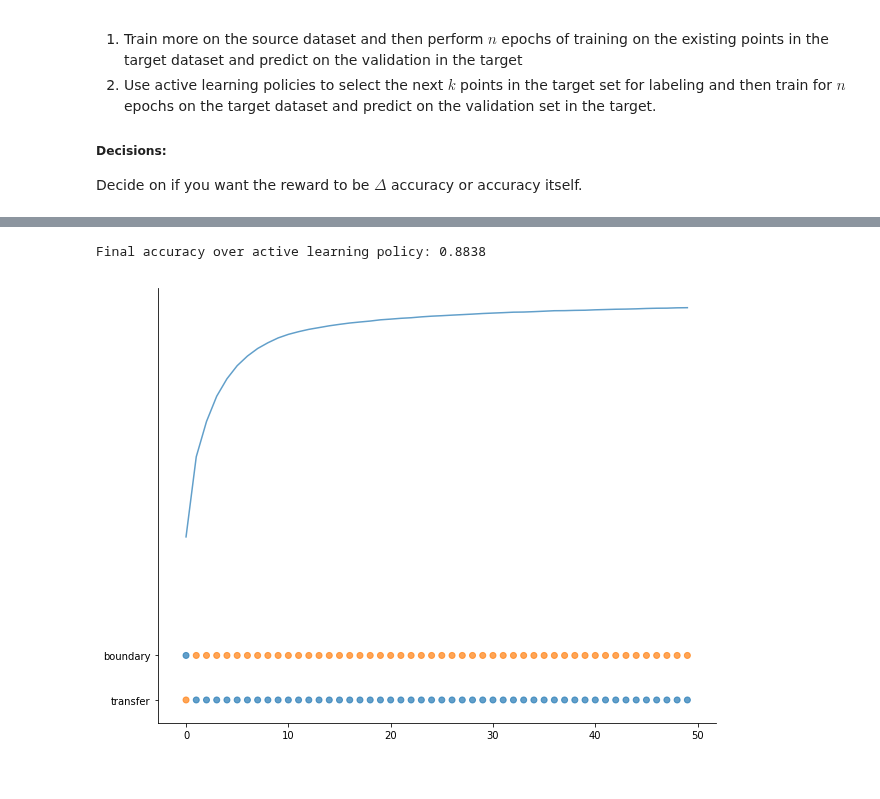
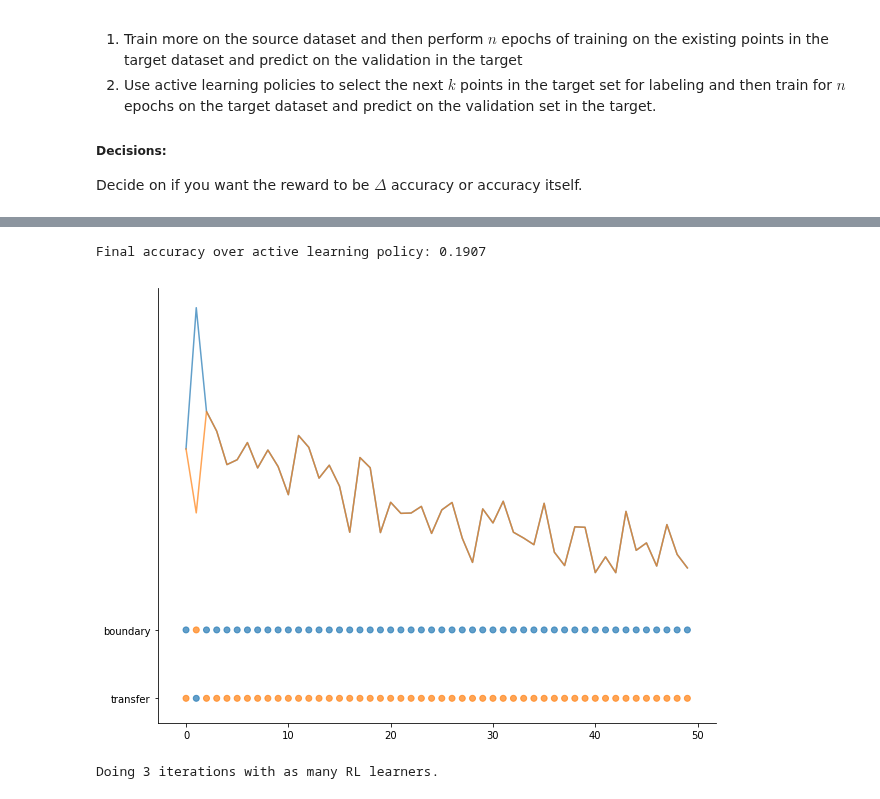
Before and after one commit to dsondak/pavlos_research, a Jupyter notebook: notebooks/3.0_transfer_learning_RL.ipynb, the cells around one changed output, grey strips where cells are left out. Cells and saved outputs as stored; diff of their text form; code cells hidden in the pictures.

Commit message:
add finished experiment with tc=0.4

```diff
--- a/notebooks/3.0_transfer_learning_RL.ipynb
+++ b/notebooks/3.0_transfer_learning_RL.ipynb
@@ -192,4 +192,5 @@ optimizer_rl = optim.Adam(agent.parameters(), lr=1e-2)
 
 rl_e = rl.Environment(mod, train_x, train_y, val_x , val_y,  nn.NLLLoss(), opt, usps_data=usps_train_loader)
 rl_e.set_params(al_itrs=50, npoints=20, batch_size=10)
-pc,rwd,ac = rl_e.run_experiments(agent, optimizer_rl, policy_key, n_experiments=300)
+pc,rwd,ac = rl_e.run_experiments(agent, optimizer_rl, policy_key, n_experiments=20,  \
+                                tar_cost=0.1,rtype='transfer')
@@ -206,13 +197,37 @@ RuntimeError: Set changed size during iteration
 # %%
 viz = imp.reload(viz)
 # Visualize the instance given by 'ii'
-ii = 180
+ii = 0
 
-viz.viz_rl_tl(pc,ac,ii)
+viz.viz_rl_tl(pc,ac,ii,rwd)
 print('Final accuracy over active learning policy:',ac[ii][-1])
 # for i in range(len(pc)-1):
 #     if tuple(pc[i])!=tuple(pc[i+1]):
 #         print(i,pc[i+1])
 # %% [output]
-Final accuracy over active learning policy: 0.8838
+Final accuracy over active learning policy: 0.1907
-[figure, old version]
+[figure, new version]
+# %%
+rl = imp.reload(rl)
+al = imp.reload(al)
+viz = imp.reload(viz)
+
+tar_costs = [0.4,.4,.4]
+pc_all2, rwd_all2, ac_all2 = [],[],[]
+print(f'Doing {len(tar_costs)} iterations with as many RL learners.')
+for tar_c in tar_costs:
+    mod = logreg()
+    opt = optim.Adam(mod.parameters(),lr=0.01)
+    policy_key = {0: 'transfer', 1: 'boundary'}
+    agent = AgentRL(int(len(train_x)*10),128, 2) # 2 for the 1 AL policy and one TL policy
+    optimizer_rl = optim.Adam(agent.parameters(), lr=1e-2)
+
+    rl_e = rl.Environment(mod, train_x, train_y, val_x , val_y,  nn.NLLLoss(), opt, usps_data=usps_train_loader)
+    rl_e.set_params(al_itrs=50, npoints=20, batch_size=10)
+    pc,rwd,ac = rl_e.run_experiments(agent, optimizer_rl, policy_key, n_experiments=300,  \
+                                tar_cost=tar_c,rtype='transfer')
+    pc_all2.append(pc)
+    rwd_all2.append(rwd)
+    ac_all2.append(ac)
+# %% [output]
+Doing 3 iterations with as many RL learners.
```
Also changed, not shown: parts of 5 cells of this notebook, 3 other files.
